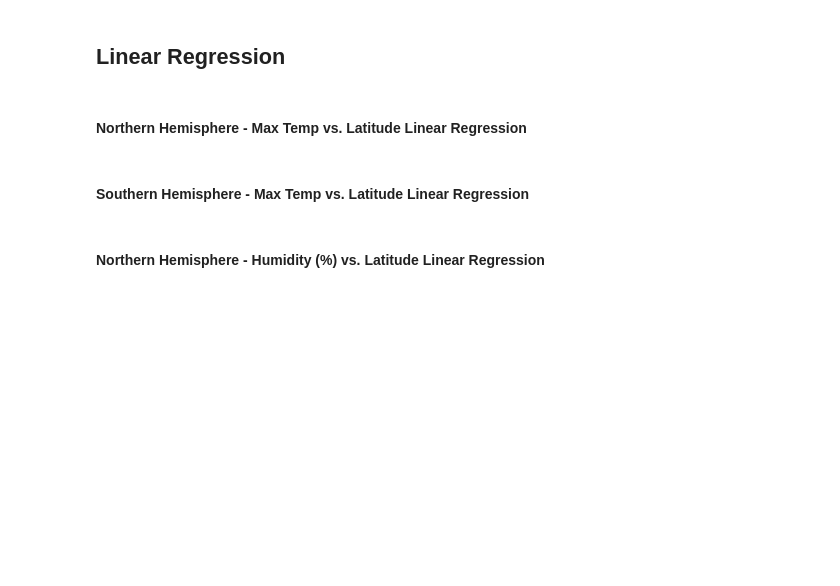
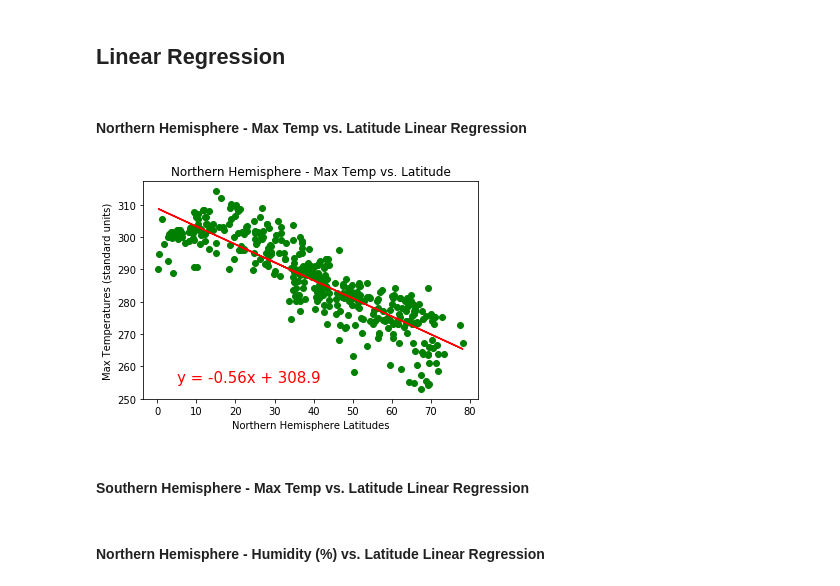
Before and after one commit to gigilynne/python-api-challenge, a Jupyter notebook: WeatherPy/WeatherPy.ipynb, the cells around one changed output. Saved outputs shown, nothing was run; the diff lists cells and outputs as text; code cells hidden in the pictures; blank space fills up the shorter version.

```diff
--- a/WeatherPy/WeatherPy.ipynb
+++ b/WeatherPy/WeatherPy.ipynb
@@ -353,8 +353,43 @@ plt.show()
 [figure]
 # %% [markdown]
 ## Linear Regression
+# %%
+#need to create data for both northern and southern hemispheres prior to plotting regression
+n_hemi = weather_df.loc[weather_df["Latitude"] >= 0] #find values greater than 0
+s_hemi = weather_df.loc[weather_df["Latitude"] < 0] #find values less than 0
+#n_hemi
+#s_hemi - called both to check data
+
+n_lat = n_hemi['Latitude']
+s_lat = s_hemi['Latitude']
+n_temp = n_hemi['Max Temp']
+s_temp = s_hemi['Max Temp']
 # %% [markdown]
 ####  Northern Hemisphere - Max Temp vs. Latitude Linear Regression
+# %%
+#xvalues = independant variable (lat), while yvalues remain dependant (temp)
+x_values = n_lat
+y_values = n_temp
+
+
+#set details for plot and regression
+(slope, intercept, rvalue, pvalue, stderr) = linregress(x_values, y_values)
+
+regress_values = x_values * slope + intercept
+line_eq = "y = " + str(round(slope,2)) + "x + " + str(round(intercept,2))
+
+plt.scatter(x_values,y_values, color = 'green')
+plt.plot(x_values, regress_values, 'r-')
+plt.title('Northern Hemisphere - Max Temp vs. Latitude')
+plt.xlabel('Northern Hemisphere Latitudes')
+plt.ylabel('Max Temperatures (standard units)')
+plt.annotate(line_eq,(5,255),fontsize=15, color='red')
+
+#save image and show plot
+plt.savefig("../Resources/nh_temp_regress.png")
+plt.show()
+# %% [output]
+[figure, added]
 # %% [markdown]
 ####  Southern Hemisphere - Max Temp vs. Latitude Linear Regression
 # %% [markdown]
```
Also changed, not shown: 1 other file.
